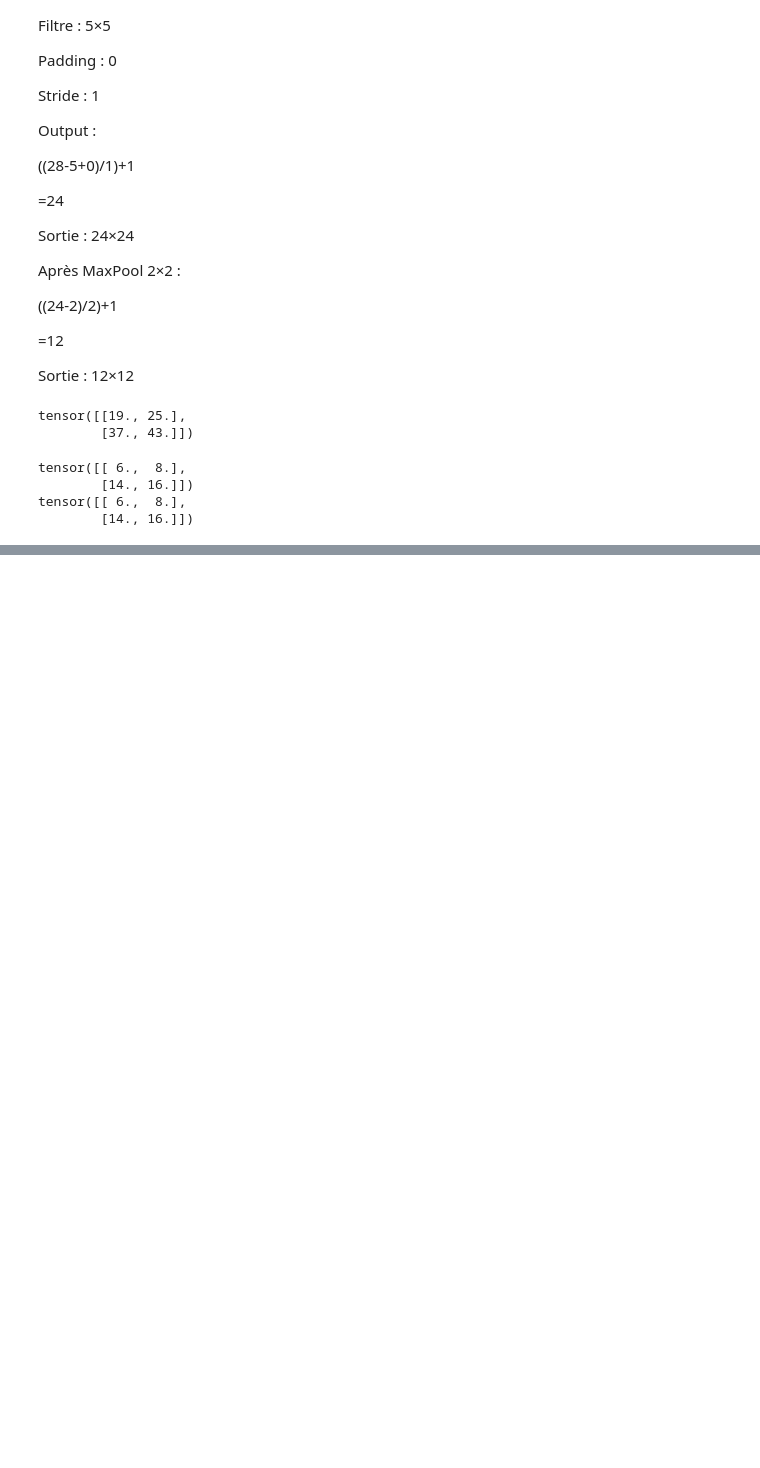
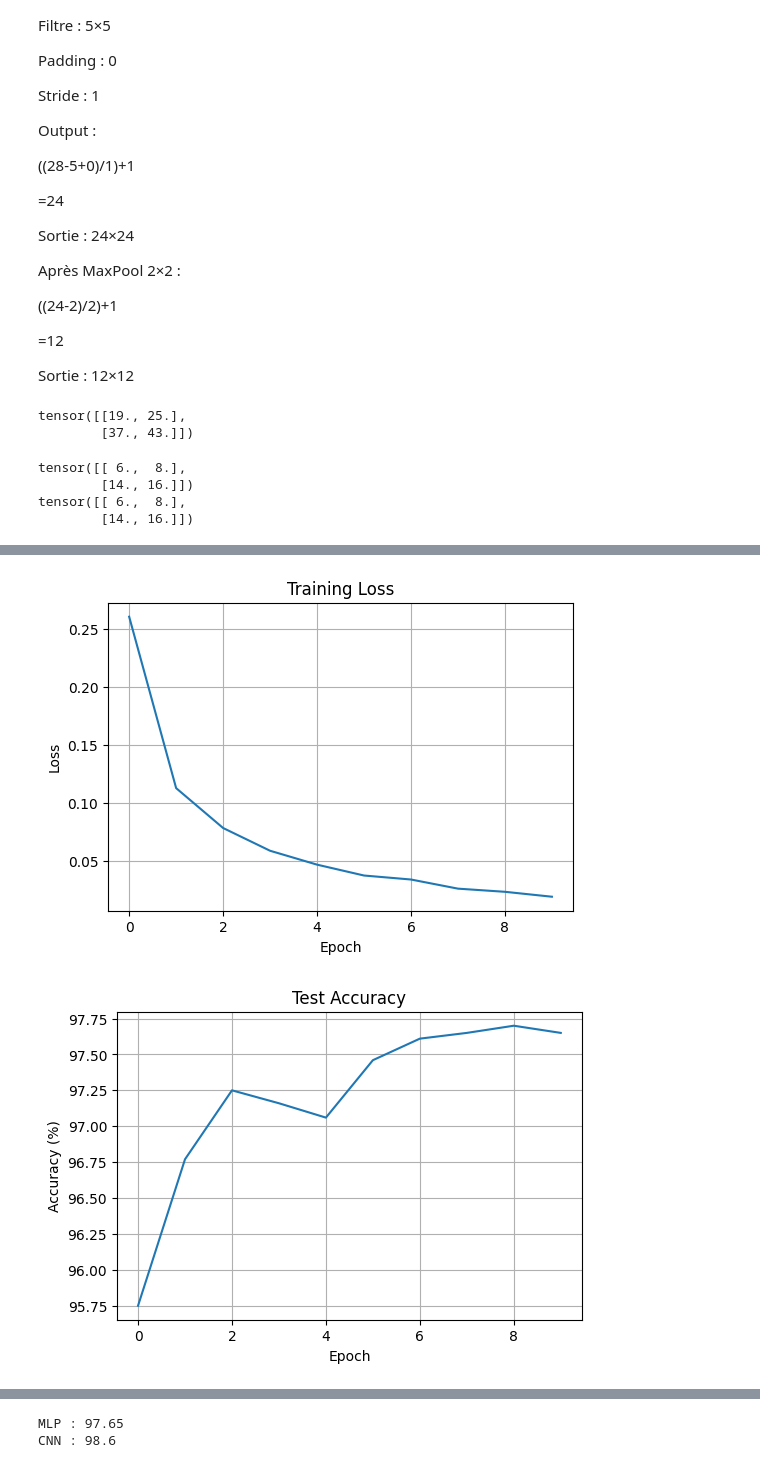
Before and after one commit to indexkboss/CNN_et_Vision_Par_Ordinateur, a Jupyter notebook: Partie_2_CNN_et_Vision_par_Ordinateur.ipynb, the cells around one changed output, grey strips where cells are left out. Drawn from its saved outputs; the diff is of its cells as text; code cells hidden in the pictures; blank space fills up the shorter version.

```diff
--- a/Partie_2_CNN_et_Vision_par_Ordinateur.ipynb
+++ b/Partie_2_CNN_et_Vision_par_Ordinateur.ipynb
@@ -949,3 +1113,21 @@ class MLP(nn.Module):
         )
 
         return self.fc2(x)
+# %%
+mlp = MLP()
+
+acc_mlp = train_model(
+    mlp,
+    train_loader,
+    test_loader
+)
+
+acc_cnn = train_model(
+    LeNet(),
+    train_loader,
+    test_loader
+)
+
+print("MLP :", acc_mlp)
+print("CNN :", acc_cnn)
+# %% [output]
@@ -951,0 +1144,2 @@ class MLP(nn.Module):
+[figure, added]
+[figure, added]
@@ -951,0 +1158,2 @@ class MLP(nn.Module):
+MLP : 97.65
+CNN : 98.6
```
Also changed, not shown: parts of 25 cells of this notebook.
